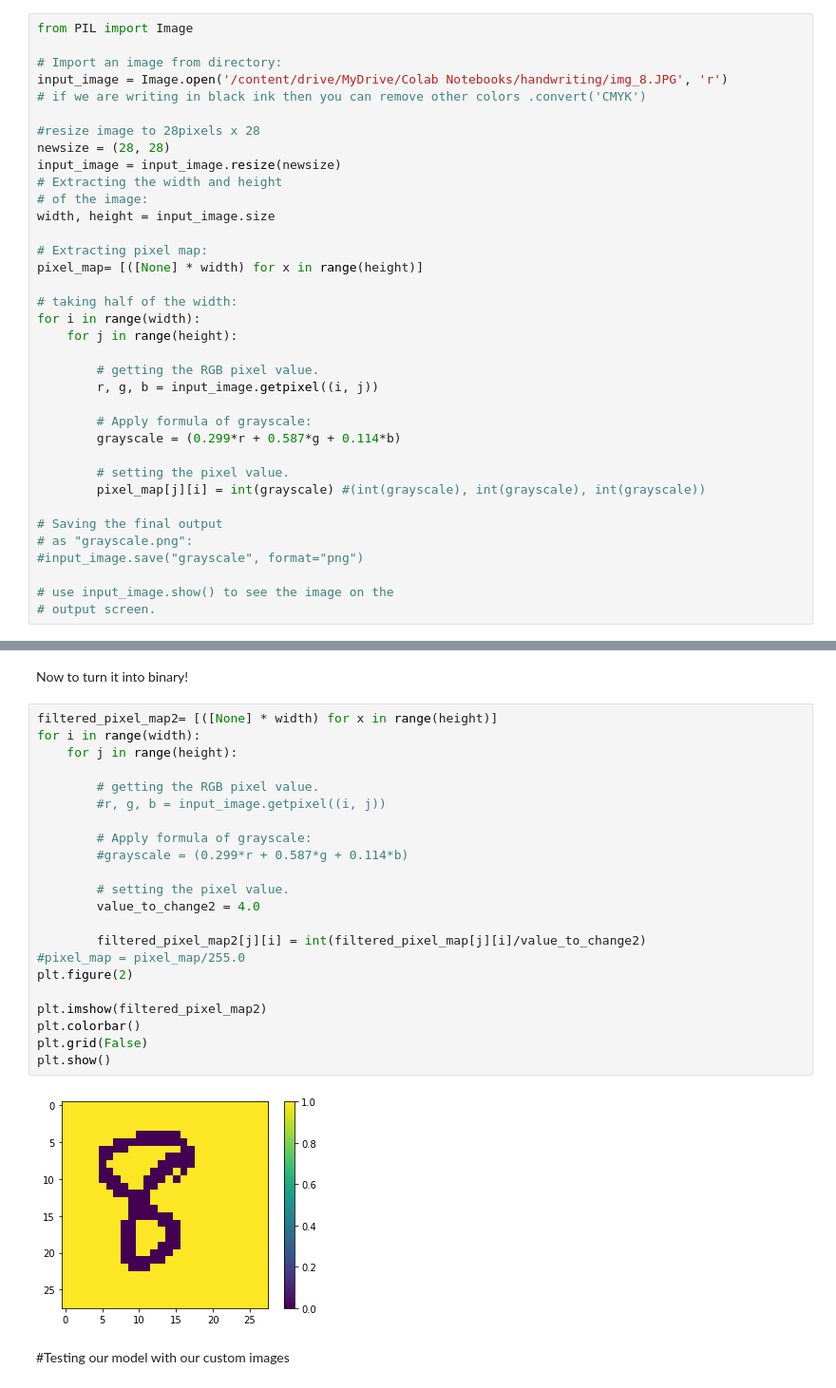
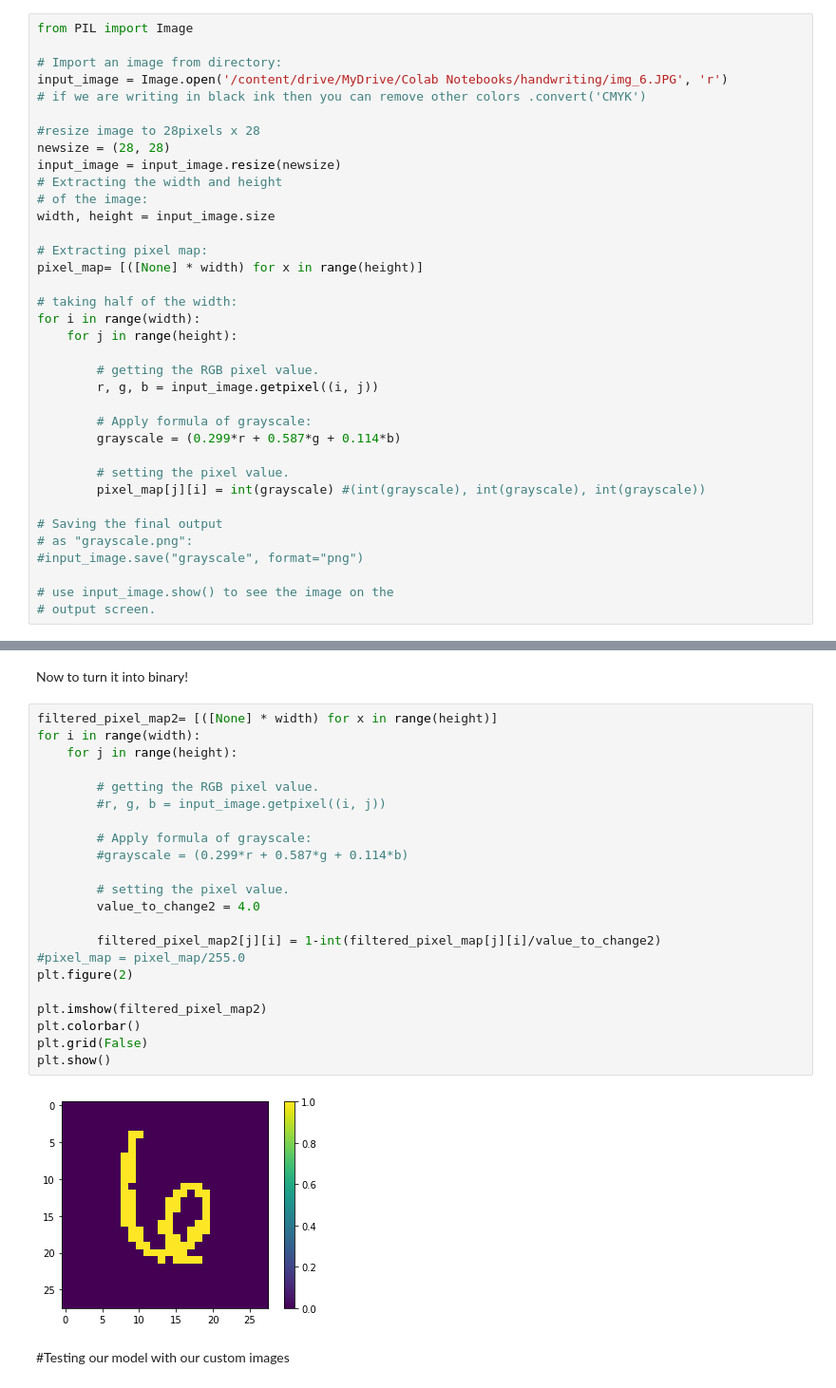
Before and after one commit to xwillis/Tensorflow_Tutorial, a Jupyter notebook: tf_intro.ipynb, the cells around one changed output, grey strips where cells are left out. Shown at 95% size. Saved outputs shown, nothing was run; the diff lists cells and outputs as text.

```diff
--- a/tf_intro.ipynb
+++ b/tf_intro.ipynb
@@ -198,7 +198,7 @@ because tf likes very, very stark lines
 from PIL import Image
 
 # Import an image from directory:
-input_image = Image.open('/content/drive/MyDrive/Colab Notebooks/handwriting/img_8.JPG', 'r')
+input_image = Image.open('/content/drive/MyDrive/Colab Notebooks/handwriting/img_6.JPG', 'r')
 # if we are writing in black ink then you can remove other colors .convert('CMYK')
 
 #resize image to 28pixels x 28
@@ -274,27 +274,27 @@ Now to turn it into binary!
 # %%
 filtered_pixel_map2= [([None] * width) for x in range(height)]
 for i in range(width):
 	for j in range(height):
 
 		# getting the RGB pixel value.
 		#r, g, b = input_image.getpixel((i, j))
 
 		# Apply formula of grayscale:
 		#grayscale = (0.299*r + 0.587*g + 0.114*b)
 
 		# setting the pixel value.
 		value_to_change2 = 4.0
 
-		filtered_pixel_map2[j][i] = int(filtered_pixel_map[j][i]/value_to_change2)
+		filtered_pixel_map2[j][i] = 1-int(filtered_pixel_map[j][i]/value_to_change2)
 #pixel_map = pixel_map/255.0
 plt.figure(2)
 
 plt.imshow(filtered_pixel_map2)
 plt.colorbar()
 plt.grid(False)
 plt.show()
 # %% [output]
-[figure, old version]
+[figure, new version]
 # %% [markdown]
 #Testing our model with our custom images
 # %%
```
Also changed, not shown: parts of 11 cells of this notebook.
